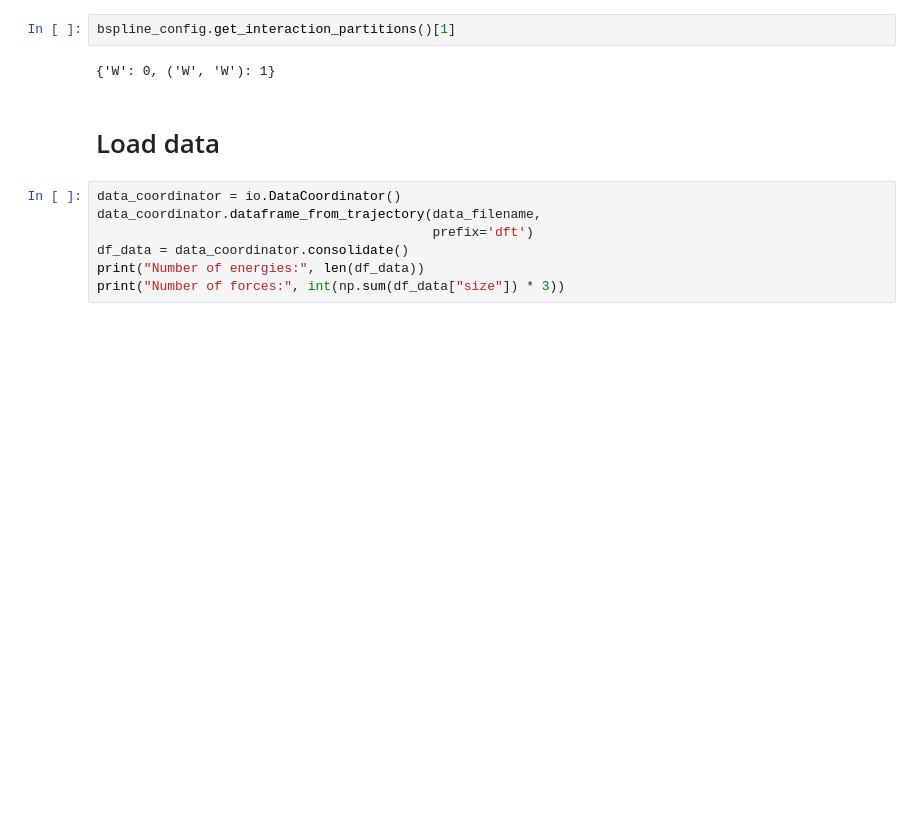
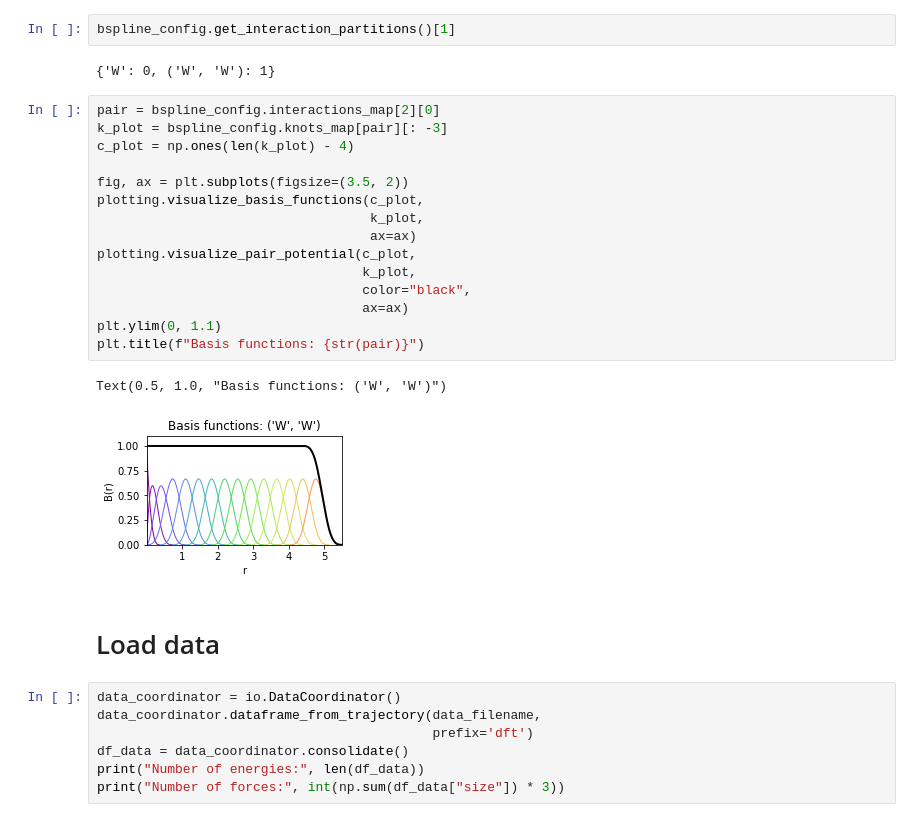
Before and after one commit to uf3/uf3, a Jupyter notebook: examples/tungsten_extxyz/pair_potential_demo.ipynb, the cells around one changed output. Saved outputs shown, nothing was run; the diff lists cells and outputs as text; blank space fills up the shorter version.

```diff
--- a/examples/tungsten_extxyz/pair_potential_demo.ipynb
+++ b/examples/tungsten_extxyz/pair_potential_demo.ipynb
@@ -121,6 +138,24 @@ bspline_config.get_interaction_partitions()[0]
 bspline_config.get_interaction_partitions()[1]
 # %% [output]
 {'W': 0, ('W', 'W'): 1}
+# %%
+pair = bspline_config.interactions_map[2][0]
+k_plot = bspline_config.knots_map[pair][: -3]
+c_plot = np.ones(len(k_plot) - 4)
+
+fig, ax = plt.subplots(figsize=(3.5, 2))
+plotting.visualize_basis_functions(c_plot,
+                                   k_plot,
+                                   ax=ax)
+plotting.visualize_pair_potential(c_plot,
+                                  k_plot,
+                                  color="black",
+                                  ax=ax)
+plt.ylim(0, 1.1)
+plt.title(f"Basis functions: {str(pair)}")
+# %% [output]
+Text(0.5, 1.0, "Basis functions: ('W', 'W')")
+[figure, added]
 # %% [markdown]
 # Load data
 # %%
```
Also changed, not shown: parts of 73 cells of this notebook, 4 other files.
